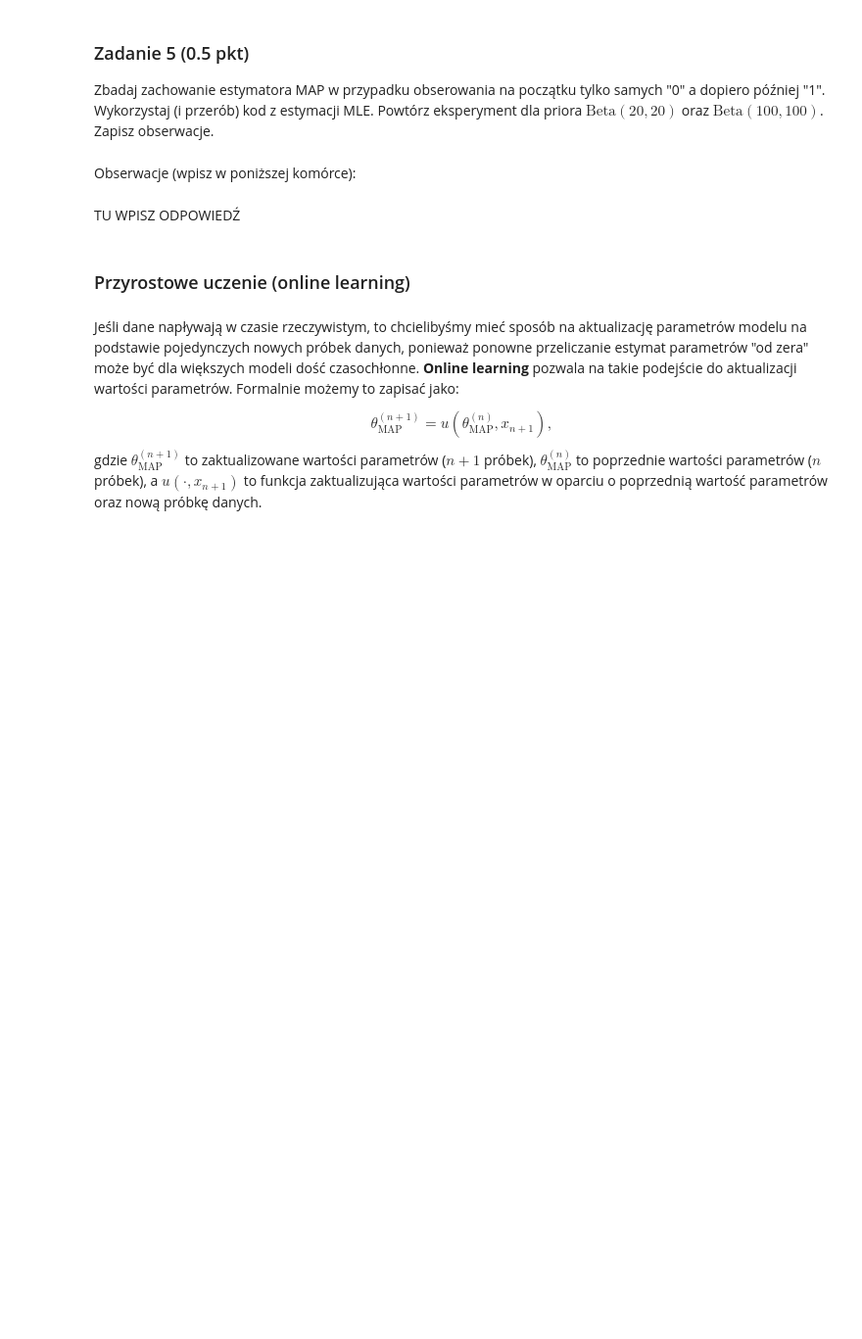
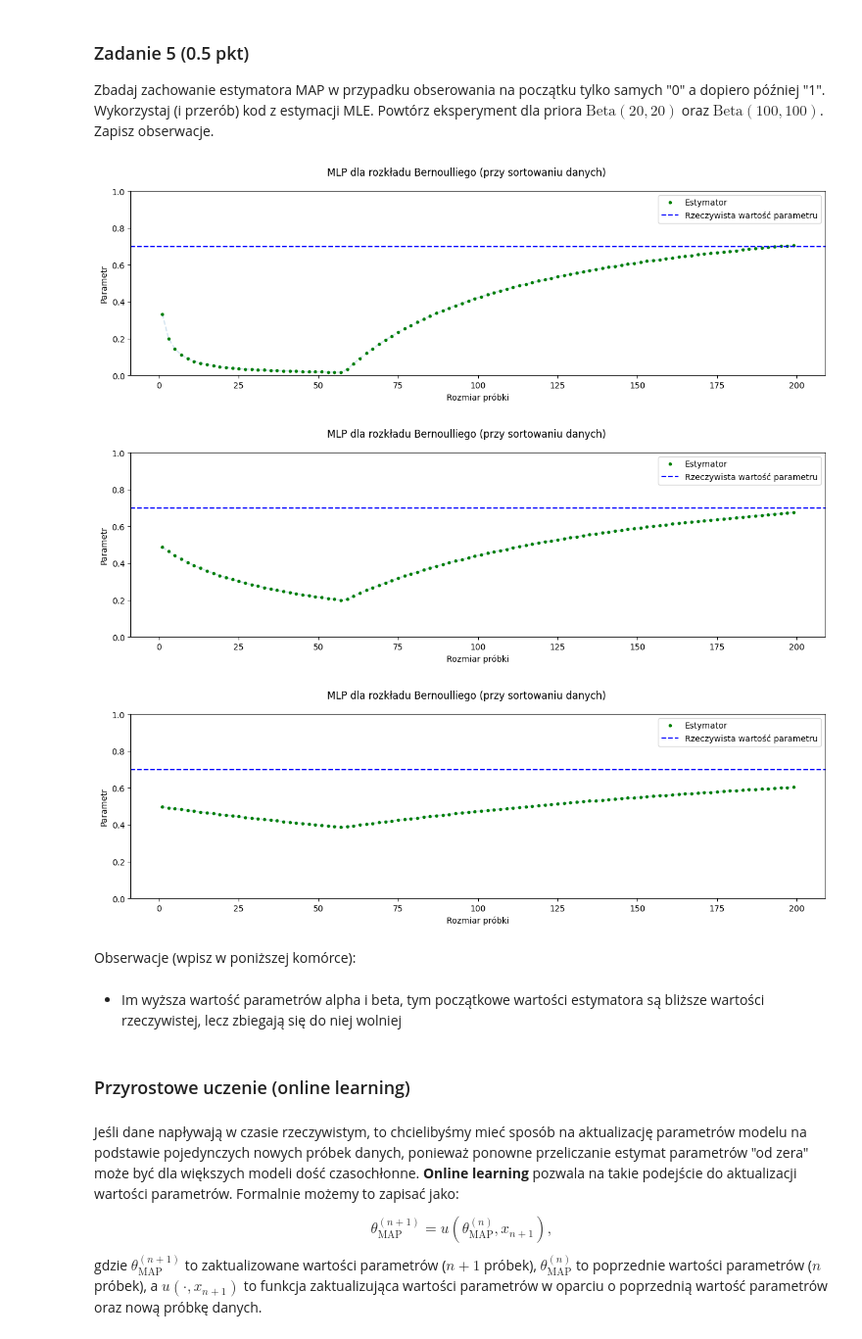
Before and after one commit to piotrdurniat/pgm-l02-mle-map, a Jupyter notebook: MLE_MAP.ipynb, the cells around one changed output. Shown at 98% size. Cells and saved outputs as stored; diff of their text form; code cells hidden in the pictures; blank space fills up the shorter version.

```diff
--- a/MLE_MAP.ipynb
+++ b/MLE_MAP.ipynb
@@ -370,7 +388,36 @@ raise NotImplementedError()
+# %%
+p = 0.7
+n = 1_000
+coin_data = bernoulli(p, n)
+
+
+def plot_p_map(alpha: float, beta: float):
+    sample_sizes, p_map_values = evaluate_at_intervals(
+        data=sorted(coin_data[:200]),
+        step=2,
+        fn=lambda d, i: beta_bernoulli_map(x=d[:i], alpha=alpha, beta=beta),
+    )
+
+    plot_param_values(
+        sample_sizes=sample_sizes,
+        param_values=p_map_values,
+        true_param_value=p,
+        title="MLP dla rozkładu Bernoulliego (przy sortowaniu danych)",
+    )
+
+
+plot_p_map(alpha=2, beta=2)
+plot_p_map(alpha=20, beta=20)
+plot_p_map(alpha=100, beta=100)
+# %% [output]
+[figure, added]
+[figure, added]
+[figure, added]
 # %% [markdown]
 Obserwacje (wpisz w poniższej komórce):
-# %% [markdown]
-TU WPISZ ODPOWIEDŹ
+# %% [markdown]
+- Im wyższa wartość parametrów alpha i beta, tym początkowe wartości estymatora są bliższe wartości rzeczywistej,
+  lecz zbiegają się do niej wolniej
 # %% [markdown]
 ### Przyrostowe uczenie (online learning)
 # %% [markdown]
```
Also changed, not shown: parts of 8 cells of this notebook.
